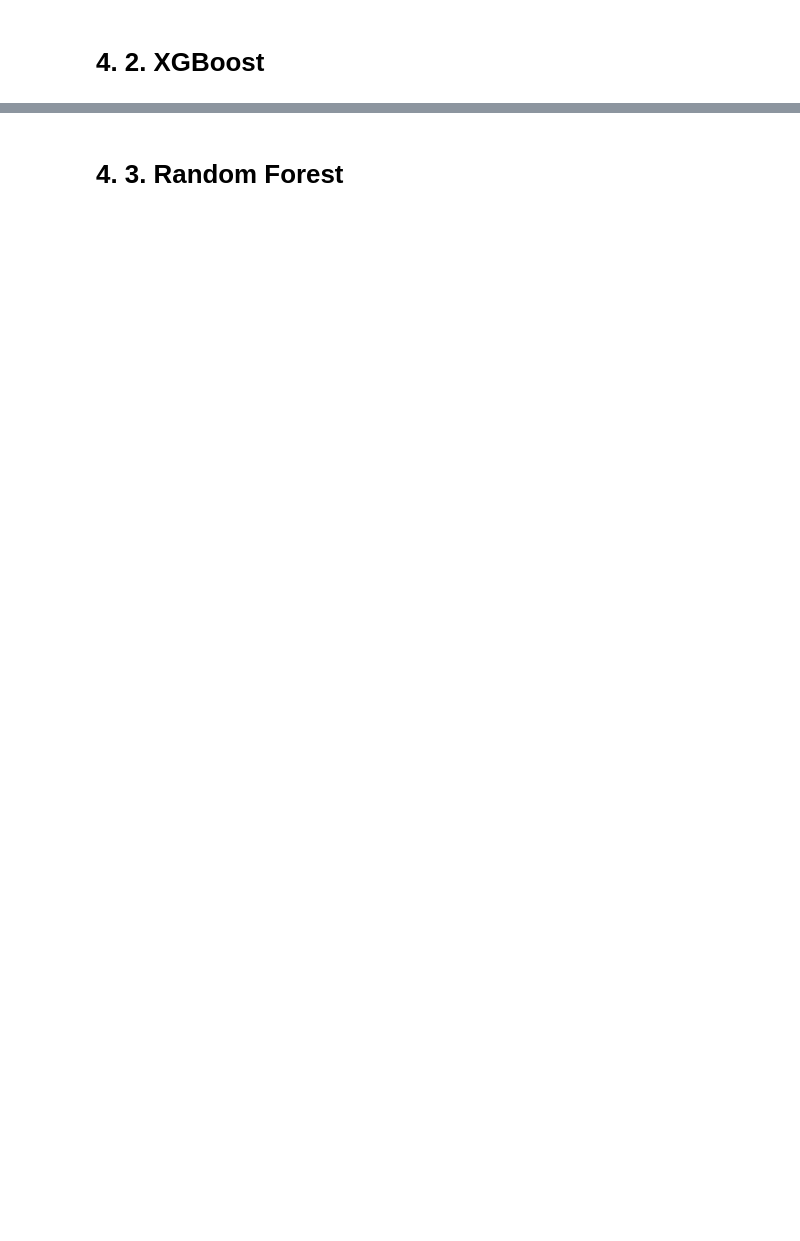
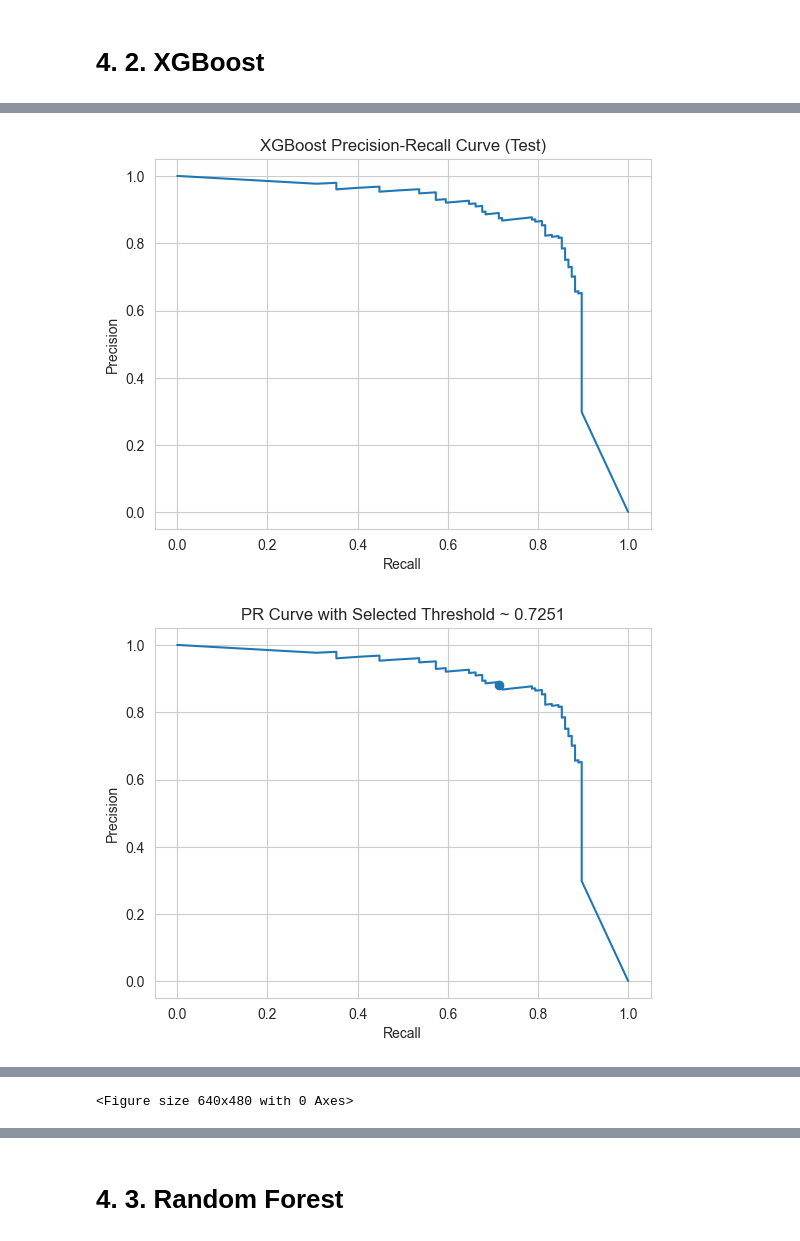
Before and after one commit to zhangjianyu1006156/6805_ML_Project, a Jupyter notebook: 6805_Project.ipynb, the cells around one changed output, grey strips where cells are left out. Cells and saved outputs as stored; diff of their text form; code cells hidden in the pictures; blank space fills up the shorter version.

```diff
--- a/6805_Project.ipynb
+++ b/6805_Project.ipynb
@@ -501 +511,60 @@ Confusion Matrix:
  [   22   114]]
+# %%
+import matplotlib.pyplot as plt
+from sklearn.metrics import (
+    precision_recall_curve, roc_curve, auc,
+    confusion_matrix, ConfusionMatrixDisplay
+)
+
+# --- (A) Precision-Recall Curve ---
+prec, rec, thr = precision_recall_curve(y_test, y_test_prob)
+
+plt.figure()
+plt.plot(rec, prec)
+plt.xlabel("Recall")
+plt.ylabel("Precision")
+plt.title("XGBoost Precision-Recall Curve (Test)")
+plt.show()
+
+if len(thr) > 0:
+    idx = int(np.argmin(np.abs(thr - best_threshold)))
+    plt.figure()
+    plt.plot(rec, prec)
+    plt.scatter(rec[idx], prec[idx])
+    plt.xlabel("Recall")
+    plt.ylabel("Precision")
+    plt.title(f"PR Curve with Selected Threshold ~ {best_threshold:.4f}")
+    plt.show()
+
+# --- (B) ROC Curve ---
+fpr, tpr, _ = roc_curve(y_test, y_test_prob)
+roc_auc = auc(fpr, tpr)
+
+plt.figure()
+plt.plot(fpr, tpr)
+plt.xlabel("False Positive Rate")
+plt.ylabel("True Positive Rate")
+plt.title(f"XGBoost ROC Curve (AUC = {roc_auc:.4f})")
+plt.show()
+
+# --- (C) Confusion Matrix ---
+cm = confusion_matrix(y_test, y_test_pred)
+disp = ConfusionMatrixDisplay(confusion_matrix=cm)
+plt.figure()
+disp.plot(values_format="d")
+plt.title("XGBoost Confusion Matrix (Test)")
+plt.show()
+
+# --- (D) Probability distribution by class ---
+plt.figure()
+plt.hist(y_test_prob[y_test == 0], bins=50, alpha=0.7, label="Class 0")
+plt.hist(y_test_prob[y_test == 1], bins=50, alpha=0.7, label="Class 1")
+plt.axvline(best_threshold, linestyle="--", linewidth=2, label=f"threshold={best_threshold:.3f}")
+plt.xlabel("Predicted probability of fraud")
+plt.ylabel("Count")
+plt.title("Predicted Probabilities on Test Set")
+plt.legend()
+plt.show()
+# %% [output]
+[figure, added]
+[figure, added]
@@ -501,0 +572 @@ Confusion Matrix:
+<Figure size 640x480 with 0 Axes>
```
Also changed, not shown: parts of 10 cells of this notebook.
